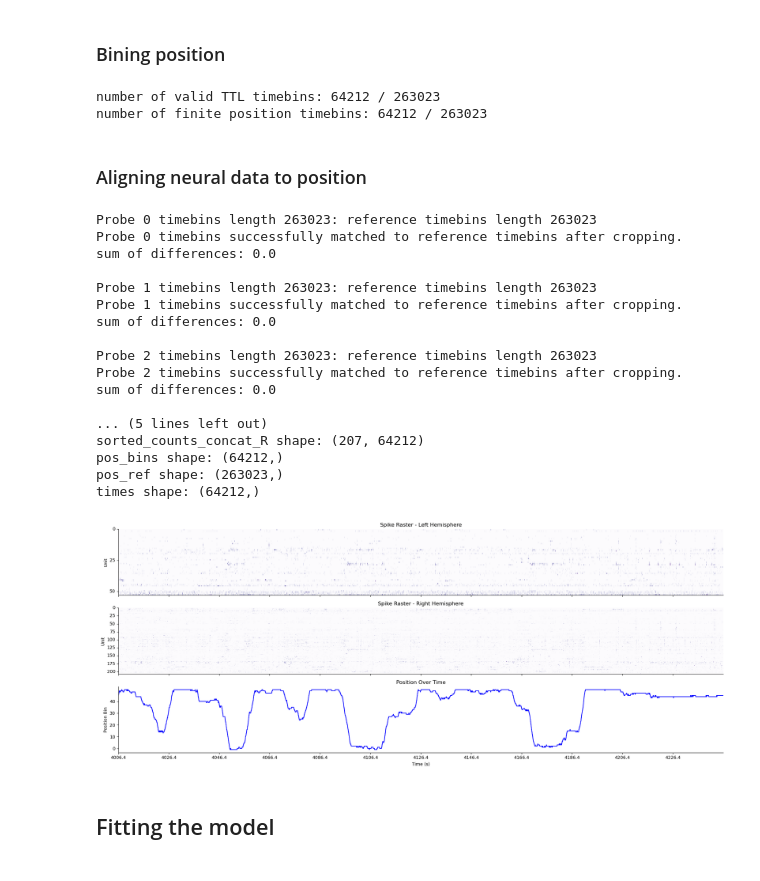
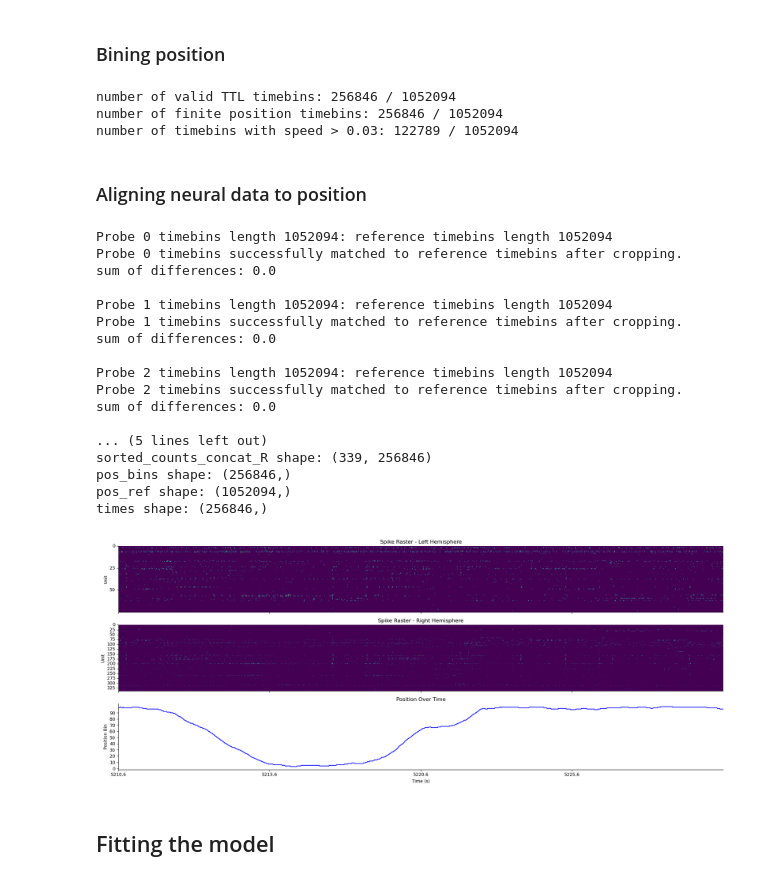
Before and after one commit to Sid-Rafilson-1617/poor-man-GPLVM, a Jupyter notebook: analysis_example.ipynb, the cells around one changed output. Cells and saved outputs as stored; diff of their text form; code cells hidden in the pictures.

```diff
--- a/analysis_example.ipynb
+++ b/analysis_example.ipynb
@@ -28,13 +28,13 @@ PROBES = [0, 1, 2, 3]
 
 
 # Spike rate computation parameters
-WINDOW_SIZE = 0.04         # s
-STEP_SIZE   = 0.04        # s
+WINDOW_SIZE = 0.01         # s
+STEP_SIZE   = 0.01        # s
 USE_UNITS   = "good"       # {'all', 'good', 'mua'}
 
 
 # Filtering thresholds
-MIN_TOTAL_SPIKES   = 100
+MIN_TOTAL_SPIKES   = 500
 MIN_MEAN_RATE_HZ   = 0.01
 MIN_PRESENCE_RATIO = 0.75
 N_TIME_BINS        = 100    # coarse bins for presence ratio
@@ -70,12 +70,12 @@ for probe in PROBES:
 
     # computing the filtering metrics
     total_spikes   = spike_count_matrix.sum(axis=1)
-    mean_counts   = spike_count_matrix.mean(axis=1)
+    mean_rates   = spike_count_matrix.mean(axis=1) / WINDOW_SIZE
     presence_ratio = get_presence_ratio(spike_count_matrix, time_bins, N_TIME_BINS)
 
     mask = (
         (total_spikes >= MIN_TOTAL_SPIKES) &
-        (mean_counts >= MIN_MEAN_RATE_HZ) &
+        (mean_rates >= MIN_MEAN_RATE_HZ) &
         (presence_ratio >= MIN_PRESENCE_RATIO)
     )
 
@@ -217,7 +217,7 @@ Tracking start time: 3926.353 s, end time: 6494.814 s, duration: 2568.461 s
 # %% [markdown]
 ### Bining position
 # %%
-N_SPATIAL_BINS = 50
+N_SPATIAL_BINS = 100
 POS_MIN = -0.5
 POS_MAX = 0.7
 
@@ -242,14 +242,19 @@ valid_ttl  = (tb_ref >= np.min(ttls)) & (tb_ref <= np.max(ttls))
 print(f'number of valid TTL timebins: {valid_ttl.sum()} / {len(tb_ref)}')
 finite_pos = np.isfinite(pos_ref)
 print(f'number of finite position timebins: {finite_pos.sum()} / {len(tb_ref)}')
+# filtering when slower than median speed
+speed = np.abs(np.gradient(pos_ref) / np.gradient(tb_ref))
+speed_mask = (speed > 0.03)
+print(f'number of timebins with speed > 0.03: {speed_mask.sum()} / {len(speed)}')
 
 mask = valid_ttl & finite_pos
 
 # digitize positions into spatial bins
 pos_bins = np.digitize(pos_ref[mask], bin_edges) - 1  # bins are 0-indexed
 # %% [output]
-number of valid TTL timebins: 64212 / 263023
-number of finite position timebins: 64212 / 263023
+number of valid TTL timebins: 256846 / 1052094
+number of finite position timebins: 256846 / 1052094
+number of timebins with speed > 0.03: 122789 / 1052094
 # %% [markdown]
 ### Aligning neural data to position
 # %%
@@ -286,6 +291,7 @@ for probe in PROBES:
 
     # filtering out timebins outside the TTL range and speed threshold
     spike_counts = spike_count_matrix[:, mask]
+
 
 
     # getting cell types and regions for the current probe
@@ -327,26 +333,26 @@ print(f'pos_bins shape: {pos_bins.shape}')
 print(f'pos_ref shape: {pos_ref.shape}')
 print(f'times shape: {times.shape}')
 # %% [output]
-Probe 0 timebins length 263023: reference timebins length 263023
+Probe 0 timebins length 1052094: reference timebins length 1052094
 Probe 0 timebins successfully matched to reference timebins after cropping.
 sum of differences: 0.0
 
-Probe 1 timebins length 263023: reference timebins length 263023
+Probe 1 timebins length 1052094: reference timebins length 1052094
 Probe 1 timebins successfully matched to reference timebins after cropping.
 sum of differences: 0.0
 
-Probe 2 timebins length 263023: reference timebins length 263023
+Probe 2 timebins length 1052094: reference timebins length 1052094
 Probe 2 timebins successfully matched to reference timebins after cropping.
 sum of differences: 0.0
 
 ... (5 lines left out)
-sorted_counts_concat_R shape: (207, 64212)
-pos_bins shape: (64212,)
-pos_ref shape: (263023,)
-times shape: (64212,)
+sorted_counts_concat_R shape: (339, 256846)
+pos_bins shape: (256846,)
+pos_ref shape: (1052094,)
+times shape: (256846,)
 # %%
-START = 2000
-STOP = 8000
+START = len(times) // 2
+STOP = len(times) // 2 + 2000
 
 # indices within the sliced segment (0 .. STOP-START-1)
 x_idx = np.arange(STOP - START)
@@ -357,7 +363,7 @@ fig, axs = plt.subplots(3, 1, figsize=(20, 8), sharex=True)
 sns.heatmap(
     ax=axs[0],
     data=sorted_spike_counts_concat_L[:, START:STOP],
-    cmap='Purples',
+    cmap='viridis',
     cbar=False
 )
 axs[0].set_ylabel('Unit')
@@ -369,41 +375,45 @@ axs[0].set_yticklabels(np.arange(0, sorted_spike_counts_concat_L.shape[0], 25))
 sns.heatmap(
     ax=axs[1],
     data=sorted_spike_counts_concat_R[:, START:STOP],
-    cmap='Purples',
+    cmap='viridis',
     cbar=False
 )
 axs[1].set_ylabel('Unit')
 axs[1].set_title('Spike Raster - Right Hemisphere')
 axs[1].set_yticks(np.arange(0, sorted_spike_counts_concat_R.shape[0], 25))
 axs[1].set_yticklabels(np.arange(0, sorted_spike_counts_concat_R.shape[0], 25))
 
 # --- Position trace ---
 # IMPORTANT: use the same x_idx as x, not times[]
 sns.lineplot(
     ax=axs[2],
     x=x_idx,
     y=pos_bins[START:STOP],
     color='blue'
 )
 axs[2].set_xlabel('Time (s)')
 axs[2].set_ylabel('Position Bin')
 axs[2].set_title('Position Over Time')
 
 axs[2].set_yticks(np.arange(0, N_SPATIAL_BINS, 10))
 axs[2].set_yticklabels(np.arange(0, N_SPATIAL_BINS, 10))
 
 # Now set ticks in index space, but label them with seconds
-tick_idx = np.arange(0, STOP - START, 500)  # index within the window
-tick_labels = np.round(times[START:STOP:500], 1)
+if STOP == -1:
+    tick_idx = np.arange(0, len(times) - START, 500)  # index within the window
+    tick_labels = np.round(times[START::500], 1)
+else:
+    tick_idx = np.arange(0, STOP - START, 500)  # index within the window
+    tick_labels = np.round(times[START:STOP:500], 1)
 
 axs[2].set_xticks(tick_idx)
 axs[2].set_xticklabels(tick_labels)
 
 sns.despine()
 plt.tight_layout()
 plt.show()
 # %% [output]
-[figure, old version]
+[figure, new version]
 # %% [markdown]
 ## Fitting the model
 # %%
```
Also changed, not shown: parts of 7 cells of this notebook, 2 other files.
